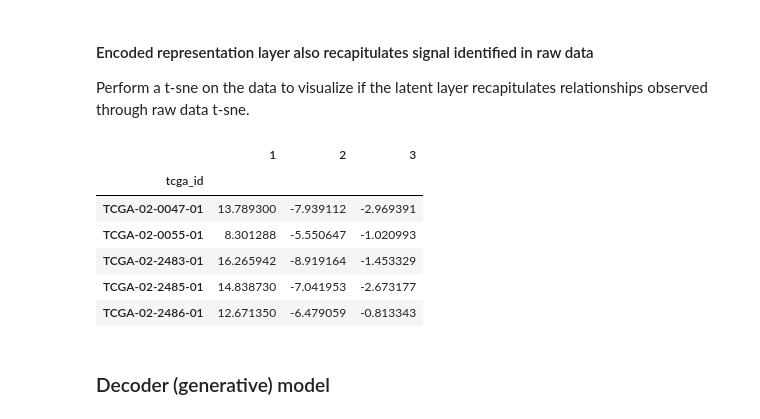
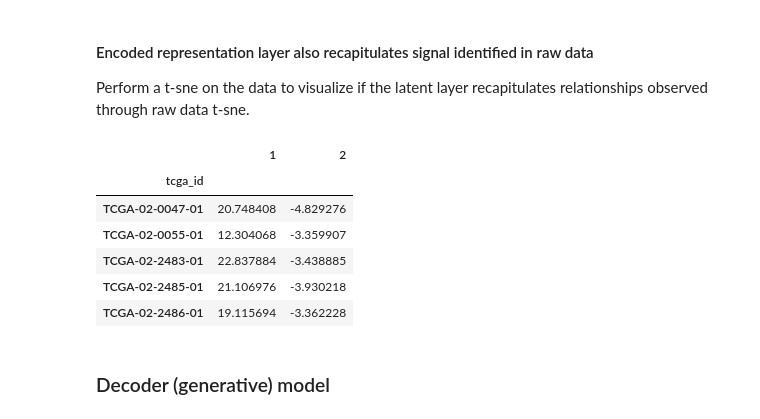
Before and after one commit to greenelab/tybalt, a Jupyter notebook: pancan_vae_keras_onehidden_warmup_batchnorm.ipynb, the cells around one changed output. Saved outputs shown, nothing was run; the diff lists cells and outputs as text; code cells hidden in the pictures.

```diff
--- a/pancan_vae_keras_onehidden_warmup_batchnorm.ipynb
+++ b/pancan_vae_keras_onehidden_warmup_batchnorm.ipynb
@@ -312,23 +316,23 @@ Perform a t-sne on the data to visualize if the latent layer recapitulates relat
 # %%
 from sklearn import manifold
 
-tsne = manifold.TSNE(n_components=3, init='pca', random_state=0, perplexity=20,
+tsne = manifold.TSNE(n_components=2, init='pca', random_state=0, perplexity=20,
                      learning_rate=300, n_iter=400)
 tsne_out = tsne.fit_transform(encoded_rnaseq_df)
-tsne_out = pd.DataFrame(tsne_out, columns=['1', '2', '3'])
+tsne_out = pd.DataFrame(tsne_out, columns=['1', '2'])
 tsne_out.index = encoded_rnaseq_df.index
 tsne_out.index.name = 'tcga_id'
-tsne_out_file = os.path.join('data', 'onehidden_warmup_batchnorm_tsne_out.tsv')
+tsne_out_file = os.path.join('results', 'vae_tsne_out.tsv')
 tsne_out.to_csv(tsne_out_file, sep='\t')
 tsne_out.head()
 # %% [output]
-|  | 1 | 2 | 3 |
-| tcga_id |  |  |  |
-| TCGA-02-0047-01 | 13.789300 | -7.939112 | -2.969391 |
-| TCGA-02-0055-01 | 8.301288 | -5.550647 | -1.020993 |
-| TCGA-02-2483-01 | 16.265942 | -8.919164 | -1.453329 |
-| TCGA-02-2485-01 | 14.838730 | -7.041953 | -2.673177 |
-| TCGA-02-2486-01 | 12.671350 | -6.479059 | -0.813343 |
+|  | 1 | 2 |
+| tcga_id |  |  |
+| TCGA-02-0047-01 | 20.748408 | -4.829276 |
+| TCGA-02-0055-01 | 12.304068 | -3.359907 |
+| TCGA-02-2483-01 | 22.837884 | -3.438885 |
+| TCGA-02-2485-01 | 21.106976 | -3.930218 |
+| TCGA-02-2486-01 | 19.115694 | -3.362228 |
 # %% [markdown]
 ### Decoder (generative) model
 # %%
```
Also changed, not shown: parts of 11 cells of this notebook.
